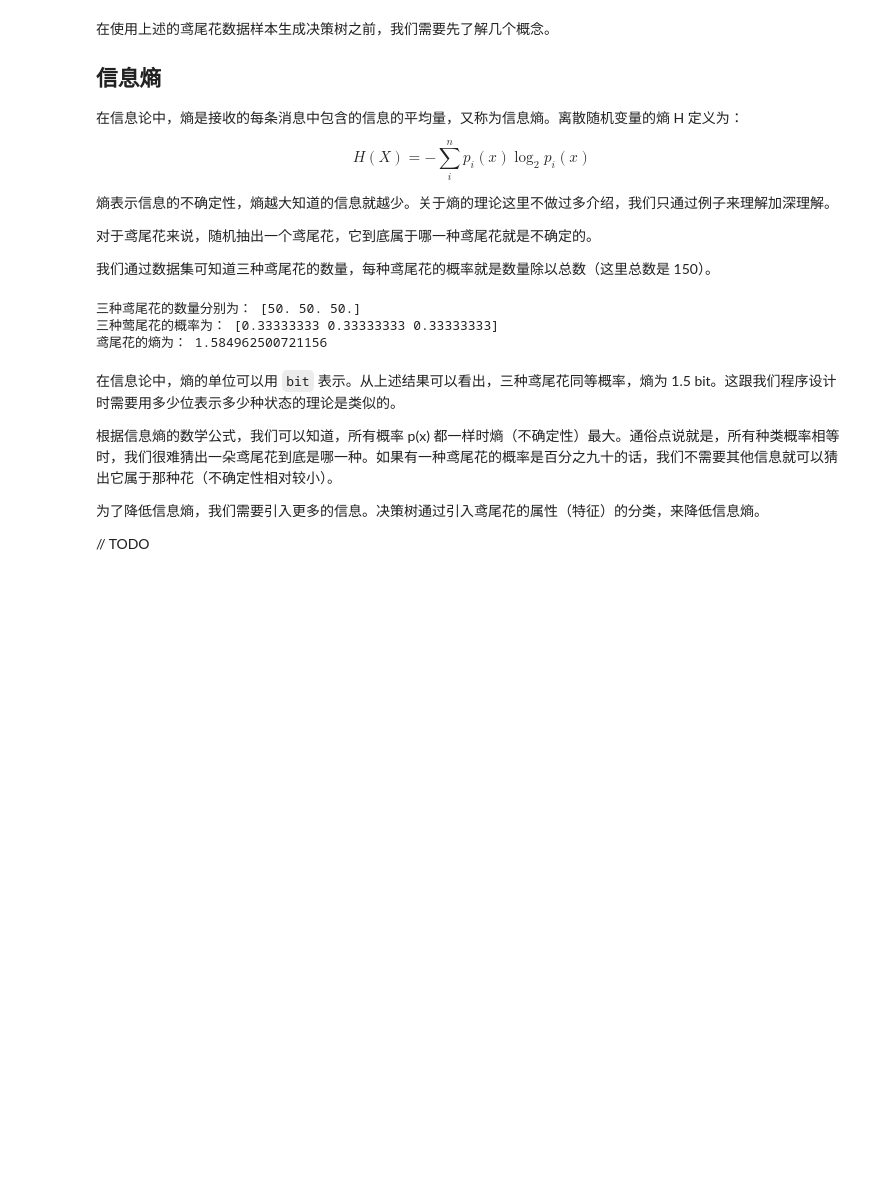
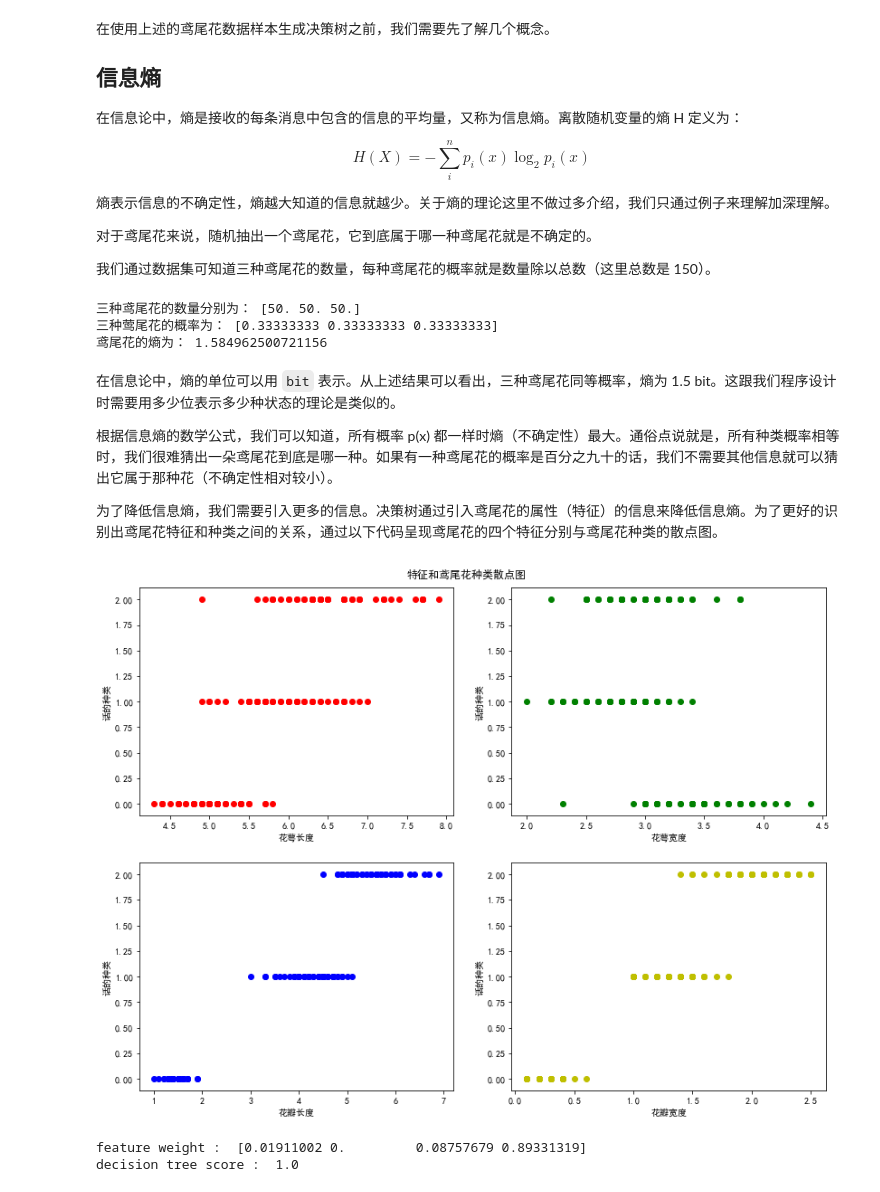
Before and after one commit to joans321/joans321.github.io, a Jupyter notebook: _posts/notebook/2018-03-03-decision-tree.ipynb, the cells around one changed output. Saved outputs shown, nothing was run; the diff lists cells and outputs as text; code cells hidden in the pictures; blank space fills up the shorter version.

Commit message:
update decision tree

```diff
--- a/_posts/notebook/2018-03-03-decision-tree.ipynb
+++ b/_posts/notebook/2018-03-03-decision-tree.ipynb
@@ -33,3 +22,33 @@ target = iris['target']
+# %%
+%matplotlib inline
+from sklearn.datasets import load_iris
+import numpy as np
+import matplotlib.pyplot as plt
+
+# height = 12, width = 9
+plt.rcParams["figure.figsize"] = [12, 9]
+
+# 加载数据集
+iris = load_iris()
+
+# 数据特征：150行， 4列
+feature = iris['data']
+
+# 对应的鸢尾花种类: 150个，三种鸢尾花分别用 0,1,2 表示
+target = iris['target']
+
+
+# 4个特征的名称
+feature_names = iris.feature_names
+# ['sepal length (cm)', 'sepal width (cm)', 'petal length (cm)', 'petal width (cm)']
+#   花萼长度，花萼宽度，花瓣长度，花瓣宽度
+feature_names = ['花萼长度', '花萼宽度', '花瓣长度', '花瓣宽度']
+
+# 三种鸢尾花的名称
+class_names = iris.target_names
+# ['setosa', 'versicolor', 'virginica']
+# 山鸢尾花, 变色鸢尾花, 维吉尼亚鸢尾花
+class_names = ['山鸢尾花', '变色鸢尾花', '维吉尼亚鸢尾花']
 # %% [markdown]
 在使用上述的鸢尾花数据样本生成决策树之前，我们需要先了解几个概念。
 
@@ -77,6 +94,41 @@ print("鸢尾花的熵为：", iris_h)
 
 根据信息熵的数学公式，我们可以知道，所有概率 p(x) 都一样时熵（不确定性）最大。通俗点说就是，所有种类概率相等时，我们很难猜出一朵鸢尾花到底是哪一种。如果有一种鸢尾花的概率是百分之九十的话，我们不需要其他信息就可以猜出它属于那种花（不确定性相对较小）。
 
-为了降低信息熵，我们需要引入更多的信息。决策树通过引入鸢尾花的属性（特征）的分类，来降低信息熵。
-
-// TODO
+为了降低信息熵，我们需要引入更多的信息。决策树通过引入鸢尾花的属性（特征）的信息来降低信息熵。为了更好的识别出鸢尾花特征和种类之间的关系，通过以下代码呈现鸢尾花的四个特征分别与鸢尾花种类的散点图。
+# %%
+colors='rgby'
+
+# 生成散点图
+for i in range(4):
+    plt.subplot(2, 2, i+1)
+    plt.scatter(feature[:,i], target, c=colors[i])
+    plt.xlabel(feature_names[i])
+    plt.ylabel('话的种类')
+
+plt.suptitle("特征和鸢尾花种类散点图")
+# plt.legend(loc='lower right', borderpad=0)
+plt.tight_layout(pad=3, w_pad=2, h_pad=2)
+plt.show()
+# %% [output]
+[figure, added]
+# %%
+from sklearn.model_selection import train_test_split
+from sklearn import tree
+
+# 把样本分成训练集和测试集两部分, 两者比例为： 7:3
+X_train, X_test, y_train, y_test = train_test_split(feature, target, test_size=0.3, random_state=42)
+
+# 创建决策树分类器
+clf = tree.DecisionTreeClassifier()
+
+# 训练决策树
+clf.fit(X=X_train, y=y_train)
+
+# 查看特征比重
+print("feature weight : ", clf.feature_importances_)
+
+# 查看决策树评分
+print("decision tree score : ", clf.score(X=X_test, y=y_test))
+# %% [output]
+feature weight :  [0.01911002 0.         0.08757679 0.89331319]
+decision tree score :  1.0
```
Also changed, not shown: parts of 3 cells of this notebook, 5 other files.
